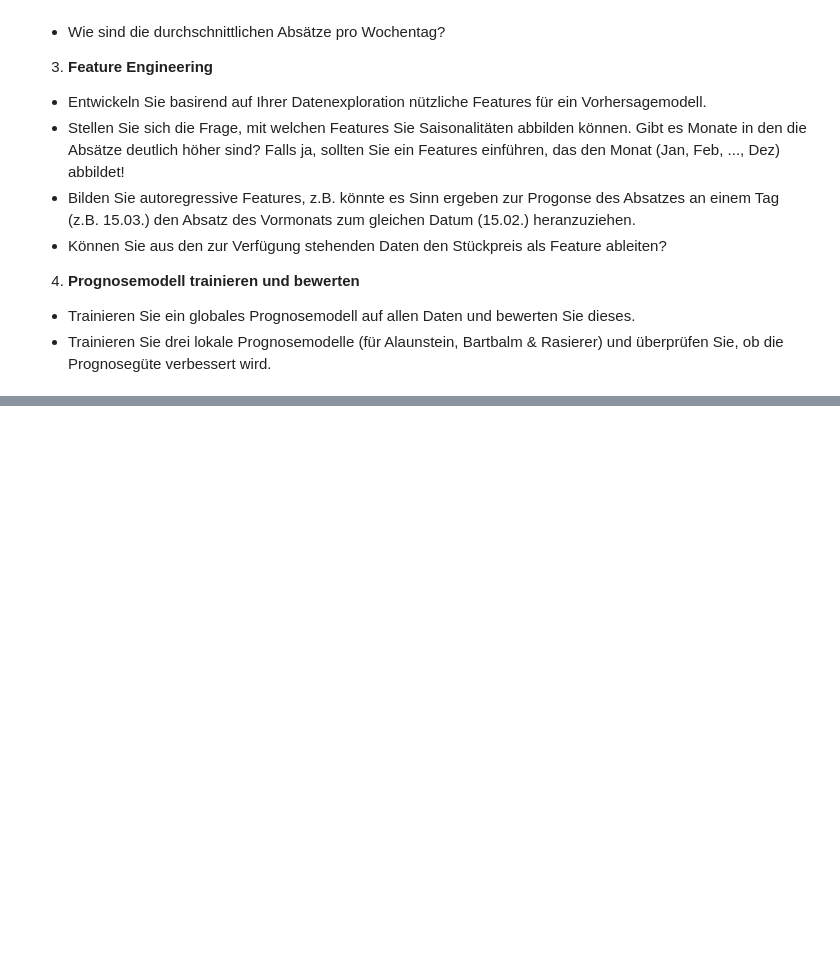
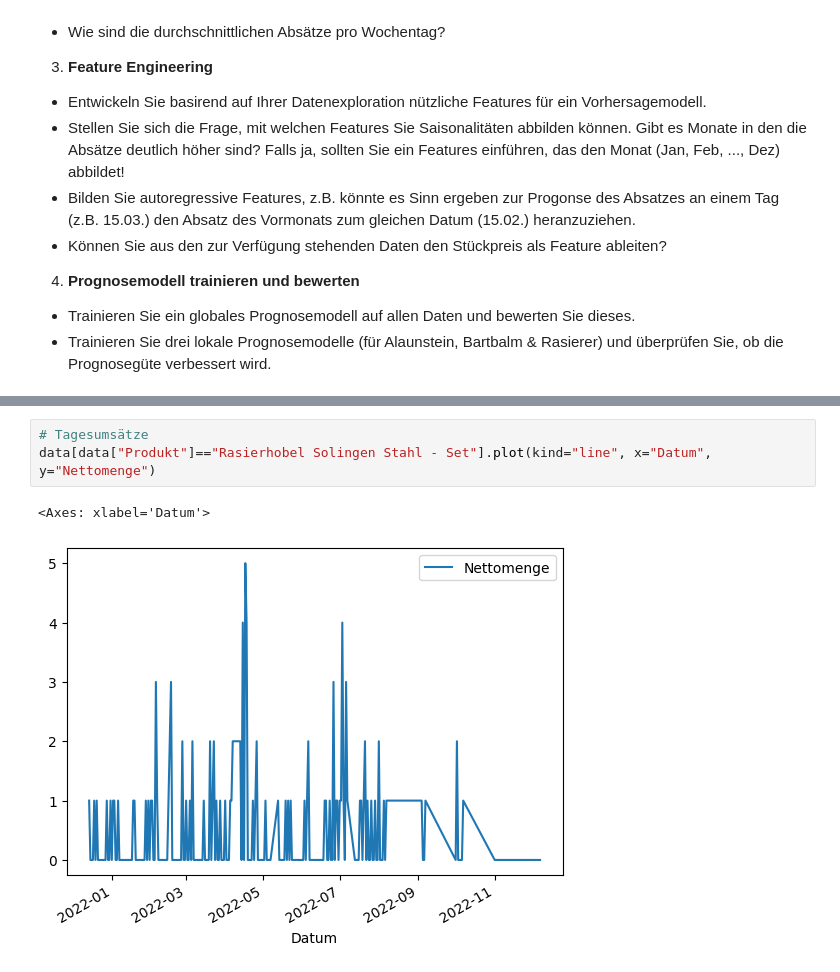
Before and after one commit to AlexKressner/Business_Intelligence, a Jupyter notebook: ML_Fallstudie_Online_Barber_Shop.ipynb, the cells around one changed output, grey strips where cells are left out. Cells and saved outputs as stored; diff of their text form; blank space fills up the shorter version.

```diff
--- a/ML_Fallstudie_Online_Barber_Shop.ipynb
+++ b/ML_Fallstudie_Online_Barber_Shop.ipynb
@@ -24,0 +92,6 @@ Die Struktur Ihres Notebooks sollte dabei wie folgt aussehen und u.a. die folgen
+# %%
+# Tagesumsätze
+data[data["Produkt"]=="Rasierhobel Solingen Stahl - Set"].plot(kind="line", x="Datum", y="Nettomenge")
+# %% [output]
+<Axes: xlabel='Datum'>
+[figure, added]
```
Also changed, not shown: parts of 40 cells of this notebook.
